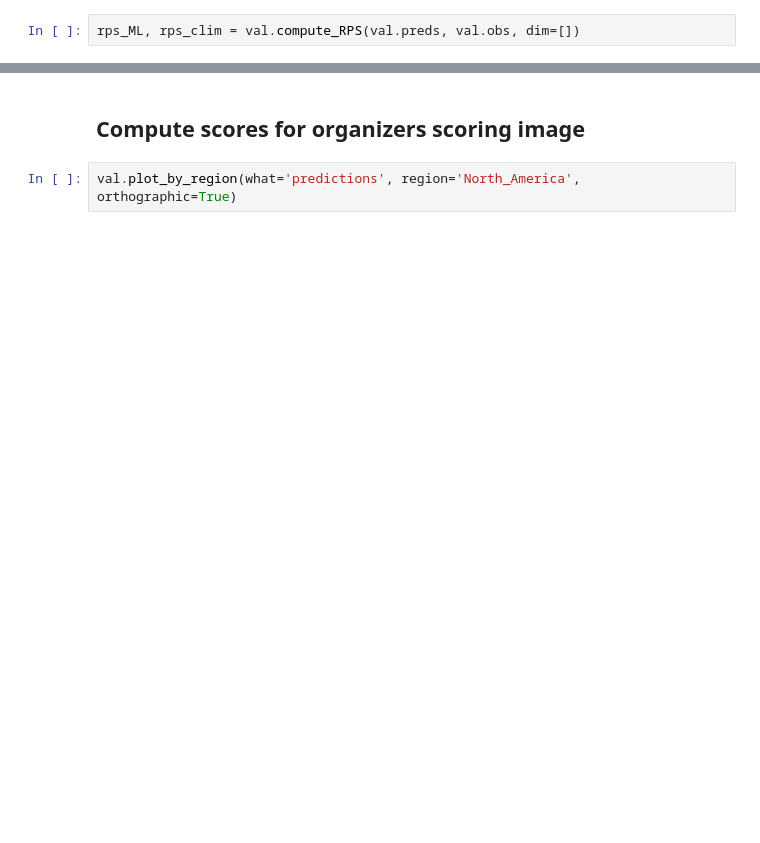
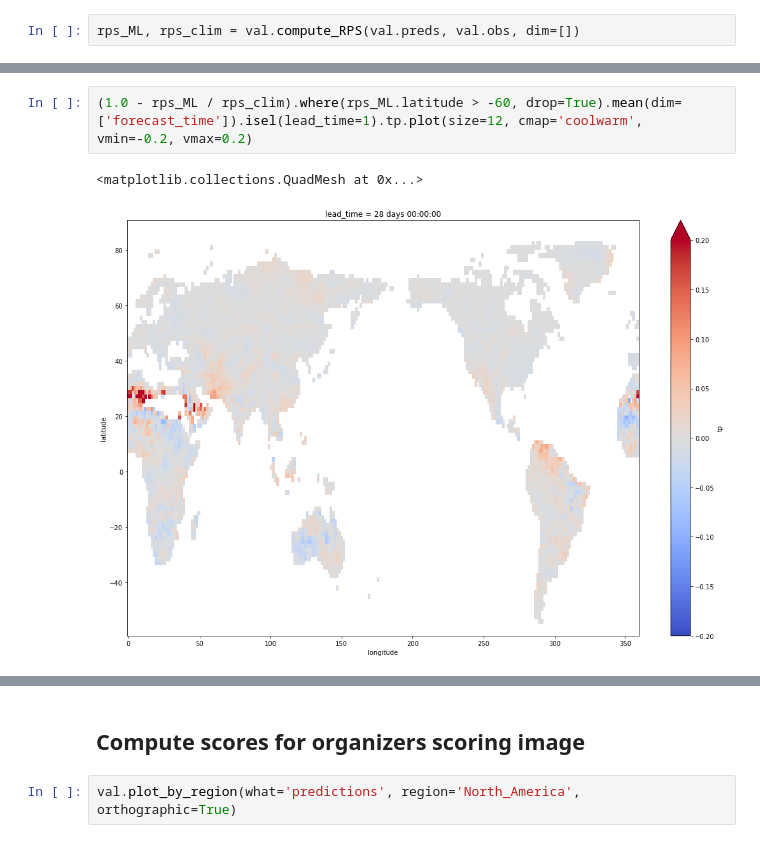
Before and after one commit to crim-ca/crims2s, a Jupyter notebook: notebooks/JG - Validation Dry.ipynb, the cells around one changed output, grey strips where cells are left out. Saved outputs shown, nothing was run; the diff lists cells and outputs as text; blank space fills up the shorter version.

```diff
--- a/notebooks/JG - Validation Dry.ipynb
+++ b/notebooks/JG - Validation Dry.ipynb
@@ -436 +465,6 @@ rps_ML, rps_clim = val.compute_RPS(val.preds, val.obs, dim=[])
+# %%
+(1.0 - rps_ML / rps_clim).where(rps_ML.latitude > -60, drop=True).mean(dim=['forecast_time']).isel(lead_time=1).tp.plot(size=12, cmap='coolwarm', vmin=-0.2, vmax=0.2)
+# %% [output]
+<matplotlib.collections.QuadMesh at 0x...>
+[figure, added]
 # %%
```
Also changed, not shown: parts of 22 cells of this notebook, 10 other files.
